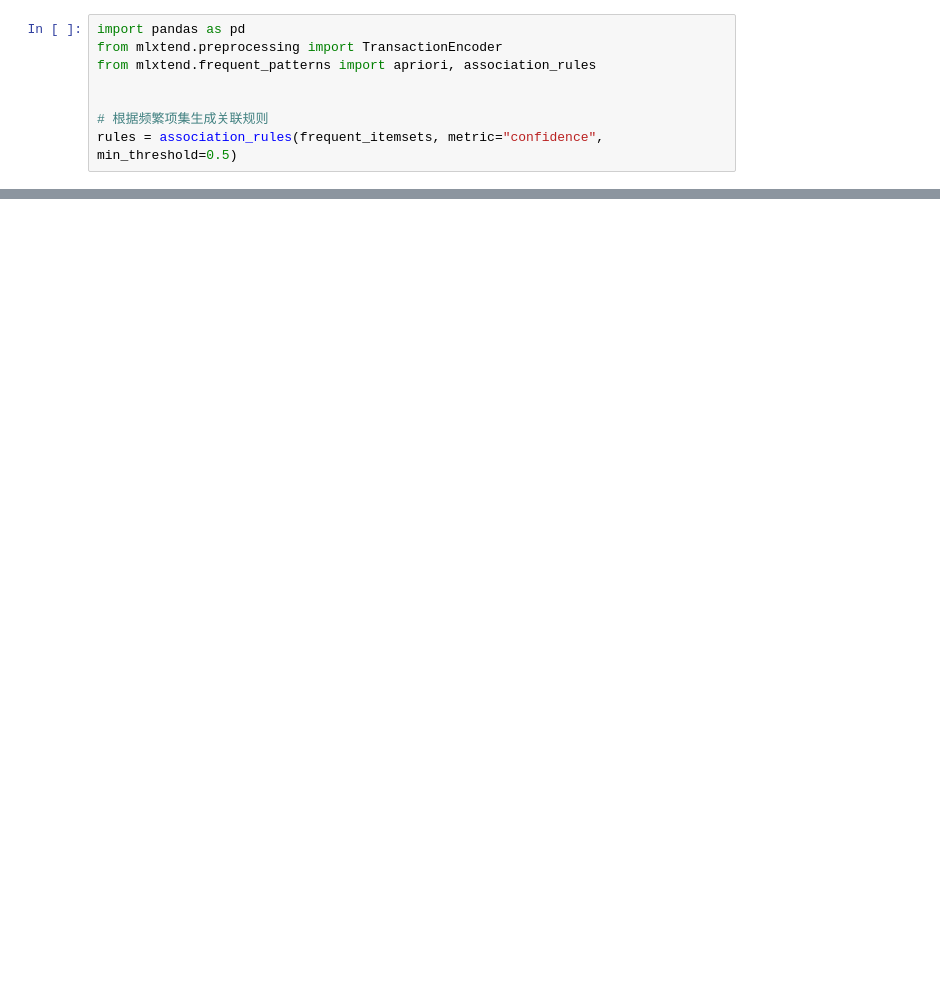
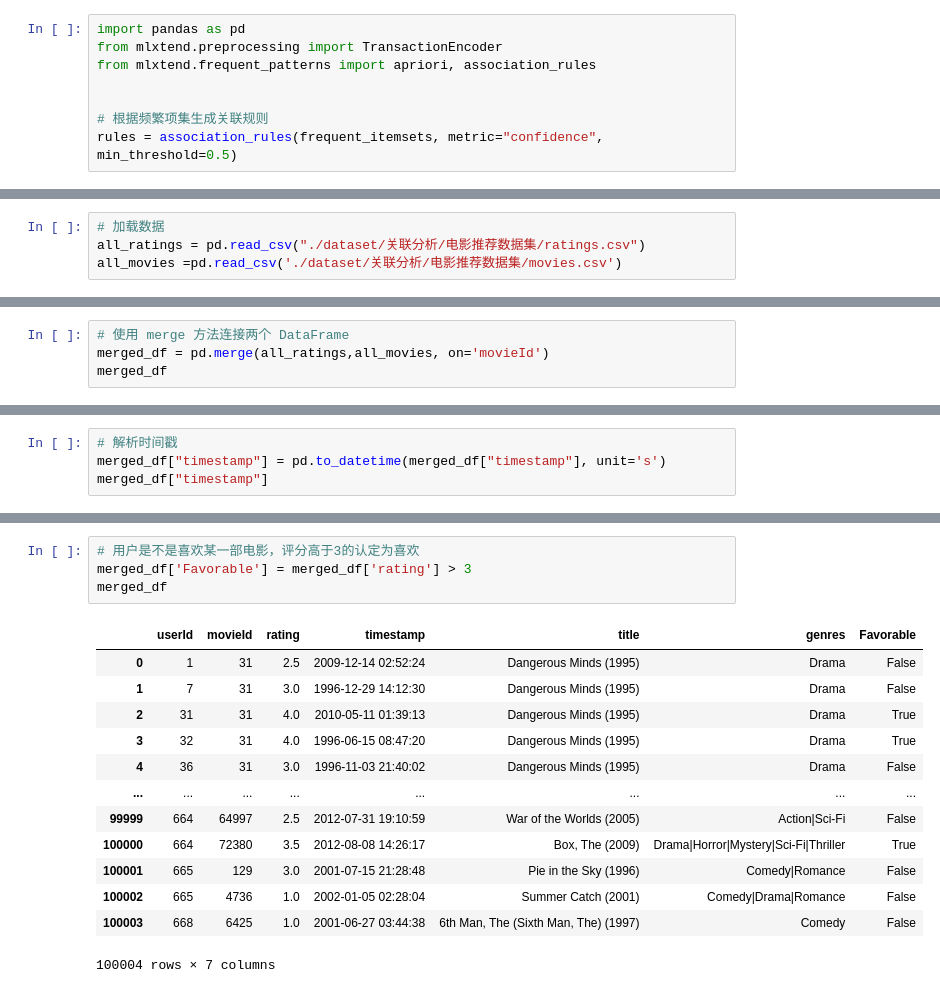
Before and after one commit to Naive-S/MyWork, a Jupyter notebook: 宋书波_关联分析.ipynb, the cells around one changed output, grey strips where cells are left out. Cells and saved outputs as stored; diff of their text form; blank space fills up the shorter version.

```diff
--- a/宋书波_关联分析.ipynb
+++ b/宋书波_关联分析.ipynb
@@ -139,0 +151,4 @@ Confidence: 0.8302502720348204
+# %%
+# 加载数据
+all_ratings = pd.read_csv("./dataset/关联分析/电影推荐数据集/ratings.csv")
+all_movies =pd.read_csv('./dataset/关联分析/电影推荐数据集/movies.csv')
@@ -139,0 +187,4 @@ Confidence: 0.8302502720348204
+# %%
+# 使用 merge 方法连接两个 DataFrame
+merged_df = pd.merge(all_ratings,all_movies, on='movieId')
+merged_df
@@ -139,0 +210,4 @@ Confidence: 0.8302502720348204
+# %%
+# 解析时间戳
+merged_df["timestamp"] = pd.to_datetime(merged_df["timestamp"], unit='s')
+merged_df["timestamp"]
@@ -139,0 +227,18 @@ Confidence: 0.8302502720348204
+# %%
+# 用户是不是喜欢某一部电影，评分高于3的认定为喜欢
+merged_df['Favorable'] = merged_df['rating'] > 3
+merged_df
+# %% [output]
+|  | userId | movieId | rating | timestamp | title | genres | Favorable |
+| 0 | 1 | 31 | 2.5 | 2009-12-14 02:52:24 | Dangerous Minds (1995) | Drama | False |
+| 1 | 7 | 31 | 3.0 | 1996-12-29 14:12:30 | Dangerous Minds (1995) | Drama | False |
+| 2 | 31 | 31 | 4.0 | 2010-05-11 01:39:13 | Dangerous Minds (1995) | Drama | True |
+| 3 | 32 | 31 | 4.0 | 1996-06-15 08:47:20 | Dangerous Minds (1995) | Drama | True |
+| 4 | 36 | 31 | 3.0 | 1996-11-03 21:40:02 | Dangerous Minds (1995) | Drama | False |
+| ... | ... | ... | ... | ... | ... | ... | ... |
+| 99999 | 664 | 64997 | 2.5 | 2012-07-31 19:10:59 | War of the Worlds (2005) | Action|Sci-Fi | False |
+| 100000 | 664 | 72380 | 3.5 | 2012-08-08 14:26:17 | Box, The (2009) | Drama|Horror|Mystery|Sci-Fi|Thriller | True |
+| 100001 | 665 | 129 | 3.0 | 2001-07-15 21:28:48 | Pie in the Sky (1996) | Comedy|Romance | False |
+| 100002 | 665 | 4736 | 1.0 | 2002-01-05 02:28:04 | Summer Catch (2001) | Comedy|Drama|Romance | False |
+| 100003 | 668 | 6425 | 1.0 | 2001-06-27 03:44:38 | 6th Man, The (Sixth Man, The) (1997) | Comedy | False |
+100004 rows × 7 columns
```
Also changed, not shown: parts of 16 cells of this notebook, 7 other files.
